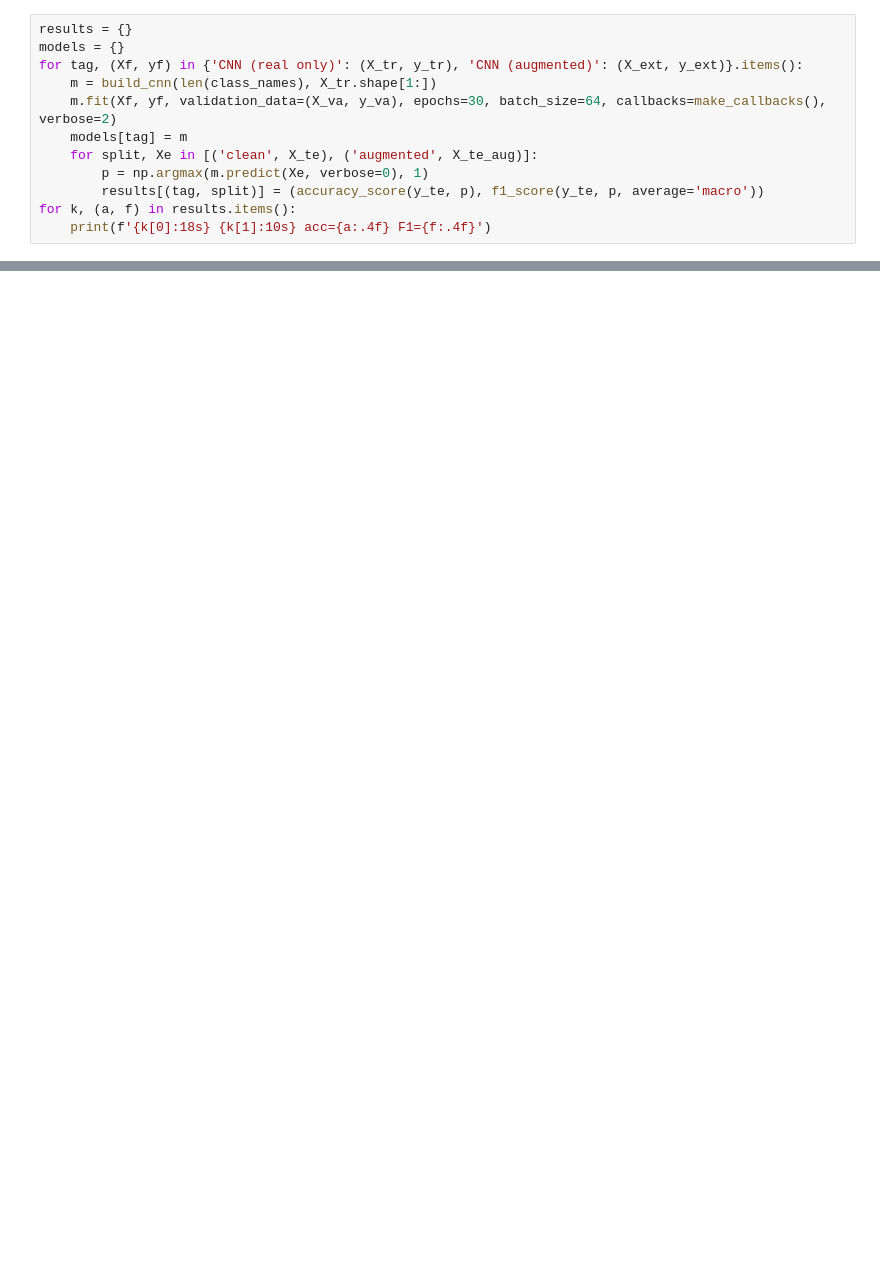
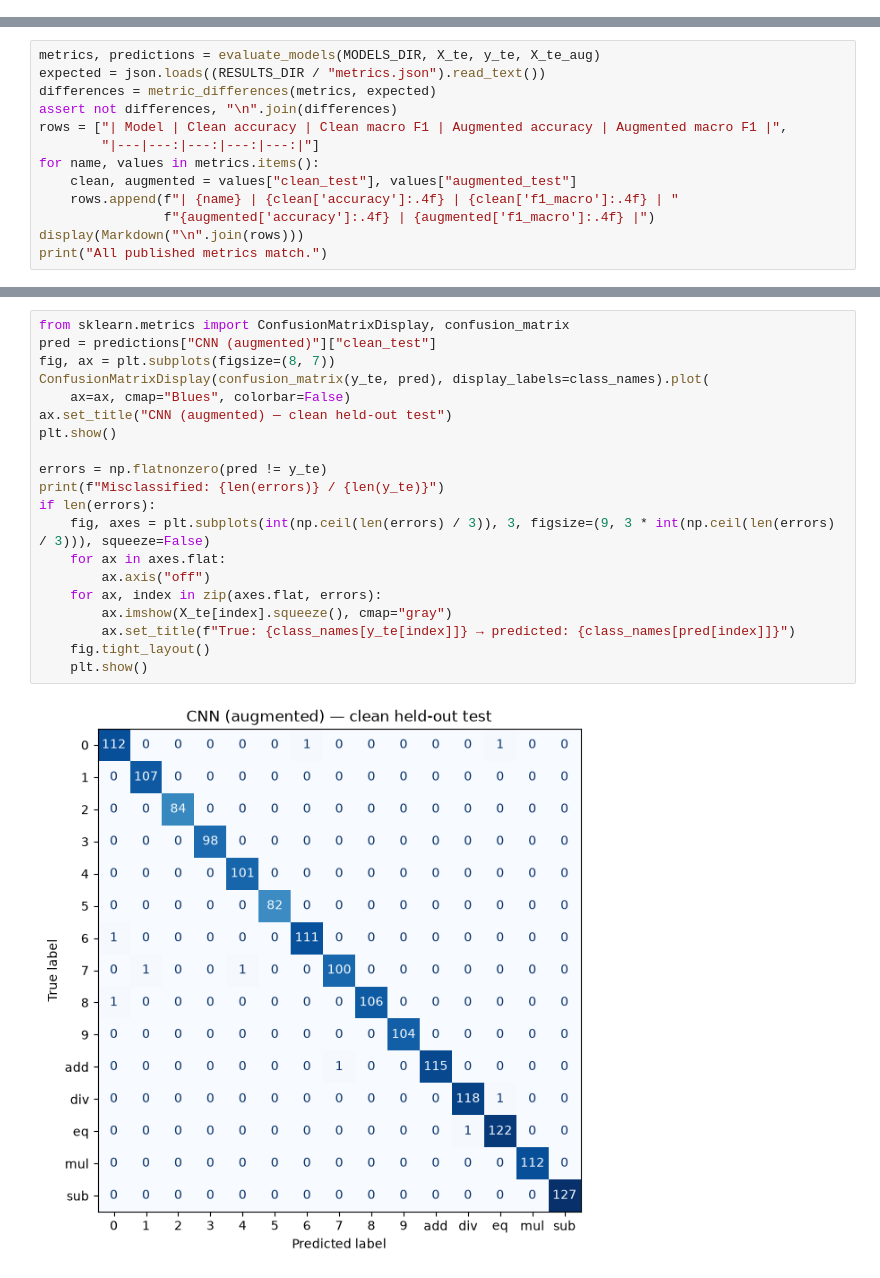
Before and after one commit to altynbk/handwritten-math-recognition, a Jupyter notebook: notebooks/walkthrough.ipynb, the cells around one changed output, grey strips where cells are left out. Saved outputs shown, nothing was run; the diff lists cells and outputs as text; blank space fills up the shorter version.

```diff
--- a/notebooks/walkthrough.ipynb
+++ b/notebooks/walkthrough.ipynb
@@ -73,12 +77,0 @@ Same architecture, same callbacks, same validation split.
-# %%
-results = {}
-models = {}
-for tag, (Xf, yf) in {'CNN (real only)': (X_tr, y_tr), 'CNN (augmented)': (X_ext, y_ext)}.items():
-    m = build_cnn(len(class_names), X_tr.shape[1:])
-    m.fit(Xf, yf, validation_data=(X_va, y_va), epochs=30, batch_size=64, callbacks=make_callbacks(), verbose=2)
-    models[tag] = m
-    for split, Xe in [('clean', X_te), ('augmented', X_te_aug)]:
-        p = np.argmax(m.predict(Xe, verbose=0), 1)
-        results[(tag, split)] = (accuracy_score(y_te, p), f1_score(y_te, p, average='macro'))
-for k, (a, f) in results.items():
-    print(f'{k[0]:18s} {k[1]:10s} acc={a:.4f} F1={f:.4f}')
@@ -86,0 +84,13 @@ for k, (a, f) in results.items():
+# %%
+metrics, predictions = evaluate_models(MODELS_DIR, X_te, y_te, X_te_aug)
+expected = json.loads((RESULTS_DIR / "metrics.json").read_text())
+differences = metric_differences(metrics, expected)
+assert not differences, "\n".join(differences)
+rows = ["| Model | Clean accuracy | Clean macro F1 | Augmented accuracy | Augmented macro F1 |",
+        "|---|---:|---:|---:|---:|"]
+for name, values in metrics.items():
+    clean, augmented = values["clean_test"], values["augmented_test"]
+    rows.append(f"| {name} | {clean['accuracy']:.4f} | {clean['f1_macro']:.4f} | "
+                f"{augmented['accuracy']:.4f} | {augmented['f1_macro']:.4f} |")
+display(Markdown("\n".join(rows)))
+print("All published metrics match.")
@@ -86,0 +108,22 @@ for k, (a, f) in results.items():
+# %%
+from sklearn.metrics import ConfusionMatrixDisplay, confusion_matrix
+pred = predictions["CNN (augmented)"]["clean_test"]
+fig, ax = plt.subplots(figsize=(8, 7))
+ConfusionMatrixDisplay(confusion_matrix(y_te, pred), display_labels=class_names).plot(
+    ax=ax, cmap="Blues", colorbar=False)
+ax.set_title("CNN (augmented) — clean held-out test")
+plt.show()
+
+errors = np.flatnonzero(pred != y_te)
+print(f"Misclassified: {len(errors)} / {len(y_te)}")
+if len(errors):
+    fig, axes = plt.subplots(int(np.ceil(len(errors) / 3)), 3, figsize=(9, 3 * int(np.ceil(len(errors) / 3))), squeeze=False)
+    for ax in axes.flat:
+        ax.axis("off")
+    for ax, index in zip(axes.flat, errors):
+        ax.imshow(X_te[index].squeeze(), cmap="gray")
+        ax.set_title(f"True: {class_names[y_te[index]]} → predicted: {class_names[pred[index]]}")
+    fig.tight_layout()
+    plt.show()
+# %% [output]
+[figure, added]
```
Also changed, not shown: parts of 23 cells of this notebook, 26 other files.
